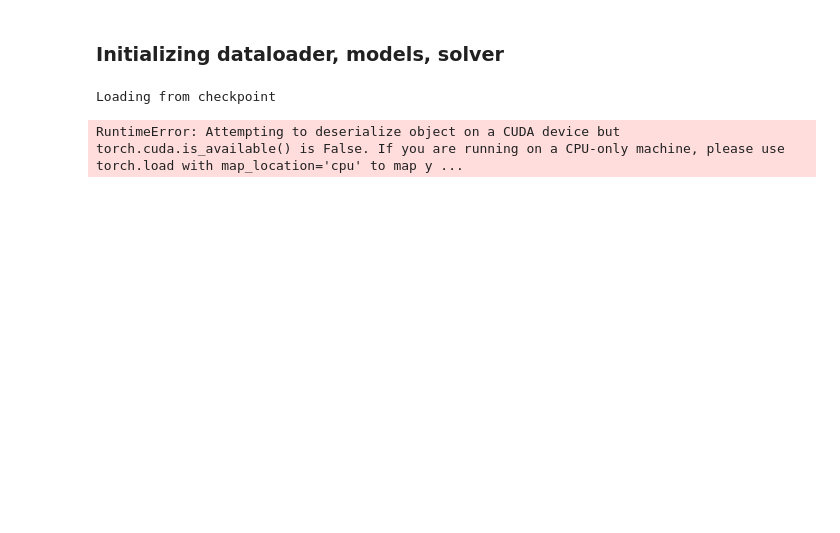
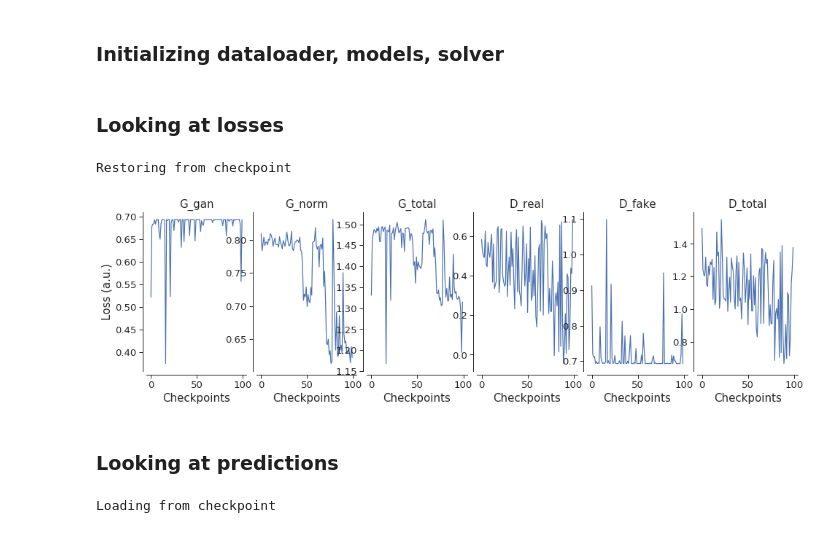
Before and after one commit to lappalainenj/mapsgan, a Jupyter notebook: examples/yy_02_evaluate_saved.ipynb, the cells around one changed output. Saved outputs shown, nothing was run; the diff lists cells and outputs as text; code cells hidden in the pictures; blank space fills up the shorter version.

Commit message:
load checkpoint look at losses and other stuff

```diff
--- a/examples/yy_02_evaluate_saved.ipynb
+++ b/examples/yy_02_evaluate_saved.ipynb
@@ -22,8 +22,8 @@ False
 ### Set these manually according to the script
 # %%
 # can directly copy-paste from the script
-mode = 'cvae'
-fileprefix = '/cloud/cvae_1'
+mode = 'clr'
+fileprefix = '/local/clr_1'
 lr_gen = 1e-3
 lr_dis = 1e-3
 # %%
@@ -55,11 +55,23 @@ elif mode == 'cvae':
     solver = cVAESolver(generator, discriminator,
                 loss_fns={'norm': nn.L1Loss, 'gan': nn.BCEWithLogitsLoss},
                 optims_args={'generator': {'lr': lr_gen}, 'discriminator': {'lr': lr_dis}})
+# %% [markdown]
+### Looking at losses
+# %%
+epochs = solver.load_checkpoint(filename)
+# %% [output]
+Restoring from checkpoint
+# %%
+vis = Visualization()
+vis.loss(solver.train_loss_history)
+# %% [output]
+[figure, added]
+# %% [markdown]
+### Looking at predictions
 # %%
-output = solver.test(trainloader, load_checkpoint_from=filename)
+output = solver.test(testloader, load_checkpoint_from=filename) #can also use trainloader for overfit
 # %% [output]
 Loading from checkpoint
-RuntimeError: Attempting to deserialize object on a CUDA device but torch.cuda.is_available() is False. If you are running on a CPU-only machine, please use torch.load with map_location='cpu' to map y ...
 # %%
 vis = Visualization()
 ll = vis.trajectories(output, scenes=[10])
```
Also changed, not shown: parts of 2 cells of this notebook, 2 other files.
